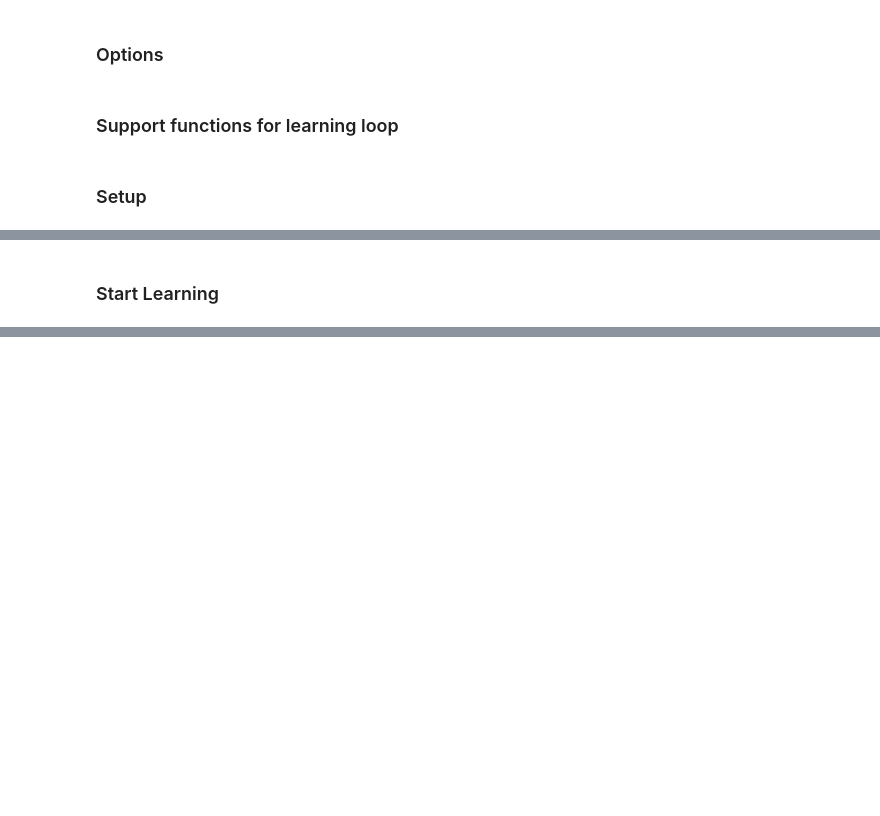
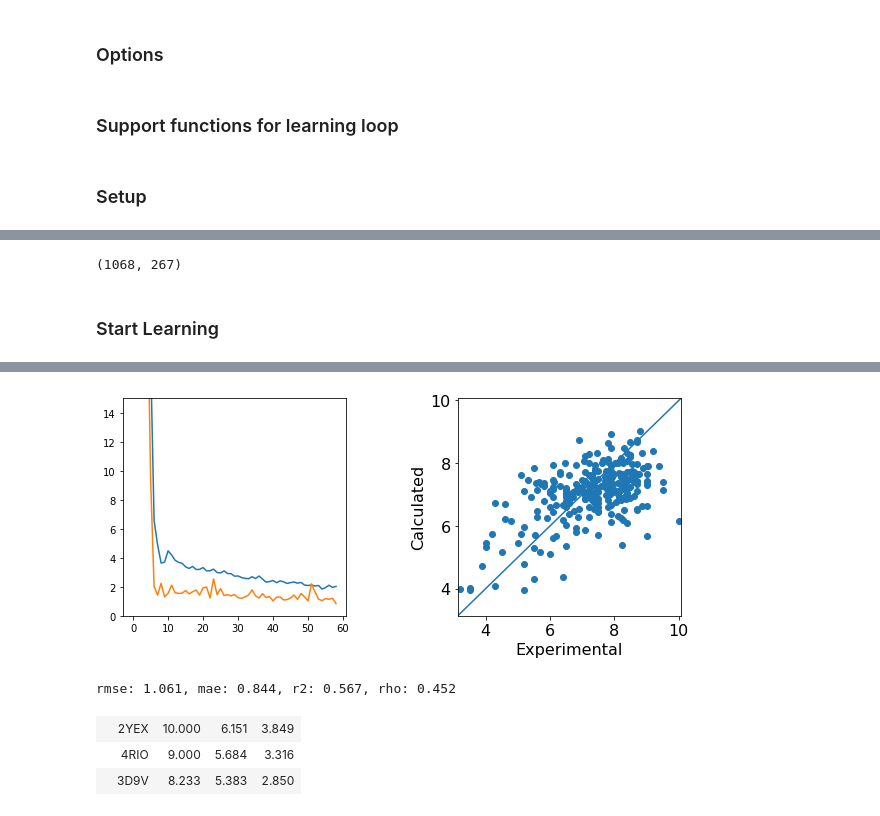
Before and after one commit to SMase/cbi_2020_03, a Jupyter notebook: Train.ipynb, the cells around one changed output, grey strips where cells are left out. Saved outputs shown, nothing was run; the diff lists cells and outputs as text; code cells hidden in the pictures; blank space fills up the shorter version.

```diff
--- a/Train.ipynb
+++ b/Train.ipynb
@@ -35,7 +37,7 @@ gnn_opts.dropout_rate = 0.2
 learn_opts = Opts()
 learn_opts.num_epochs = 1000
 learn_opts.lr = 0.0001
-learn_opts.batch_size = 64
+learn_opts.batch_size = 128
 # %%
 myopts = Opts()
 myopts.data_fpath = 'cbidata'
@@ -45,7 +47,7 @@ myopts.random_stratify = False
 myopts.cache_dir = '/tmp/moldata'
 #Important! If you repeat experiments within the same dataset version, set to False
 myopts.clear_cache = False
-myopts.train_keys = 'keys/keys_refined'
+myopts.train_keys = 'keys/keys_klifs'
 myopts.kinase_list = 'keys/kinase_list'
 #Important!: The newest version is 3, still 1 and 2 are acceptible
 myopts.dataset_version = 3
@@ -89,6 +91,7 @@ def test(model, loader):
     for i_batch, sample in enumerate(loader):
         model.zero_grad()
         H, A1, A2, Y, V, keys, n_atom = sample
+        H, A1, A2, Y, V = H.to(device), A1.to(device), A2.to(device), Y.to(device), V.to(device)
 
         embed = model.embede(H)
         model.zero_grad()
@@ -143,7 +146,7 @@ if myopts.clear_cache:
 os.makedirs(myopts.save_dir, exist_ok=True)
 
 train = read_keyfile(myopts.train_keys)
-train_keys, test_keys, test2_keys = filter_and_stratify(train, random_stratify=myopts.random_stratify)
+train_keys, test_keys, test2_keys = filter_and_stratify(train, random_stratify=myopts.random_stratify, kinase_check=False)
 
 write_keys(train_keys, 'train.local.key')
 write_keys(test_keys, 'test.local.key')
@@ -157,6 +164,8 @@ device
 train_dataset = ds.MolDataset([k for k, v in train_keys], [v for k, v in train_keys], myopts.data_fpath)
 test_dataset = ds.MolDataset([k for k, v in test_keys], [v for k, v in test_keys], myopts.data_fpath)
 len(train_dataset), len(test_dataset)
+# %% [output]
+(1068, 267)
 # %%
 gnn_opts.N_atom_features = train_dataset[0]['H'].shape[1]//2
 # %%
@@ -194,11 +203,12 @@ for epoch in range(learn_opts.num_epochs):
     best_train_loss = update_train_loss(train_loss, best_train_loss)
     best_val_loss, output = update_test_loss(model, myopts, test_loss, best_val_loss, epoch)
 
-    output = output or epch == len(learn_opts.num_epochs)-1
+    output = output or epoch == learn_opts.num_epochs - 1
 
     if output:
         X, y, L, S, N = test(model, test_dataloader)
-        write_results_to_csv(L[0], X, y, np.abs(X-y), epoch)
+        L = list(itertools.chain.from_iterable(L))
+        write_results_to_csv(L, X, y, np.abs(X-y), epoch)
         rmse, mae, r2, rho = get_stats(X, y)
         if CLEAR_OUTPUT_WHEN_UPDATE:
             clear_output()
@@ -213,4 +223,5 @@ for epoch in range(learn_opts.num_epochs):
         myplot(X, y, Los, Lps)
         print(f'rmse: {rmse:5.3f}, mae: {mae:5.3f}, r2: {r2:5.3f}, rho: {rho:5.3f}')
         if SHOW_VERY_BAD_MOLS:
-            show_bad_molecules(L[0], X, y, np.abs(X-y), len(X))
+            show_bad_molecules(L, X, y, np.abs(X-y), len(X))
+# %% [output]
@@ -216,0 +229,5 @@ for epoch in range(learn_opts.num_epochs):
+[figure, added]
+rmse: 1.061, mae: 0.844, r2: 0.567, rho: 0.452
+|  | 2YEX | 10.000 | 6.151 | 3.849 |
+|  | 4RIO | 9.000 | 5.684 | 3.316 |
+|  | 3D9V | 8.233 | 5.383 | 2.850 |
```
Also changed, not shown: parts of 4 cells of this notebook, 4 other files.
